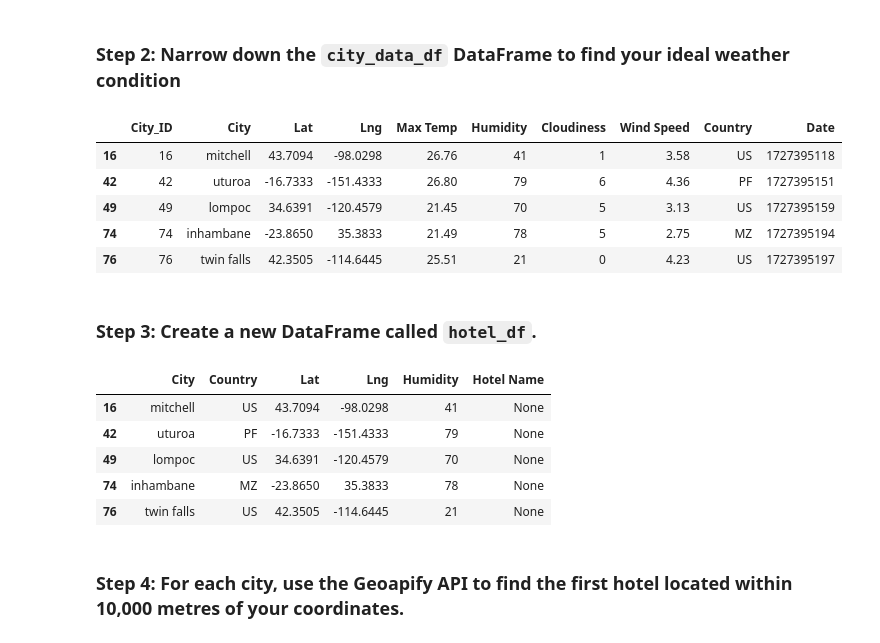
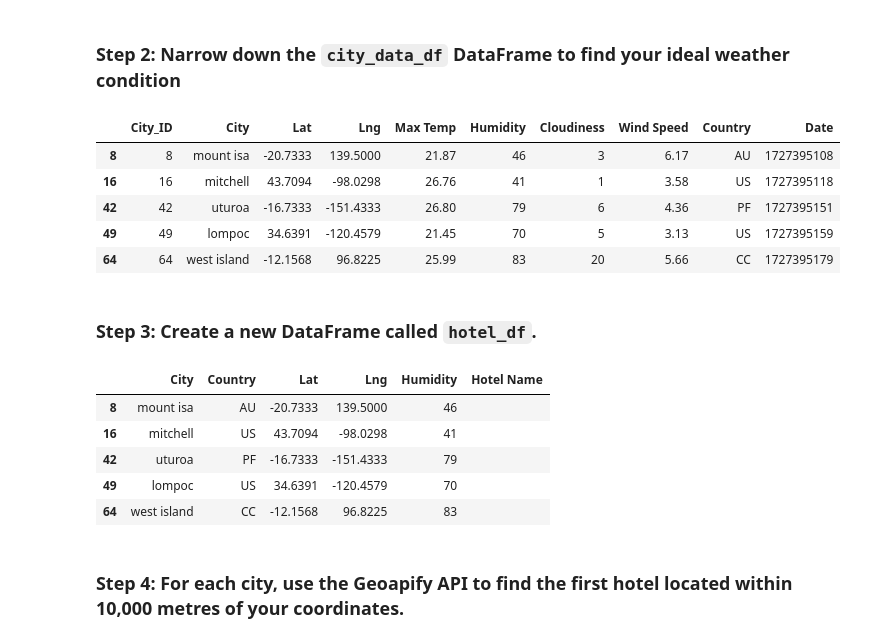
Before and after one commit to yslavcom-code/python-api-challenge, a Jupyter notebook: WeatherPy/VacationPy.ipynb, the cells around one changed output. Saved outputs shown, nothing was run; the diff lists cells and outputs as text; code cells hidden in the pictures.

```diff
--- a/WeatherPy/VacationPy.ipynb
+++ b/WeatherPy/VacationPy.ipynb
@@ -55,24 +55,24 @@ map_plot_1
 # %%
 # Narrow down cities that fit criteria and drop any results with null values
 ideal_temperature_range = [21.0, 27.0]
-ideal_wind_max = 4.5
-cloudness_max = 10.0
+ideal_wind_max = 10
+cloudness_max = 20.0
 city_data_df_ideal = city_data_df[(city_data_df['Max Temp'] >= ideal_temperature_range[0]) & (city_data_df['Max Temp'] <= ideal_temperature_range[1])]
 city_data_df_ideal = city_data_df_ideal[city_data_df_ideal['Wind Speed'] <= ideal_wind_max]
 city_data_df_ideal = city_data_df_ideal[city_data_df_ideal['Cloudiness'] <= cloudness_max]
 
 # Drop any rows with null values
 city_data_df_cleaned = city_data_df_ideal.dropna()
 
 # Display sample data
 city_data_df_cleaned.head()
 # %% [output]
 |  | City_ID | City | Lat | Lng | Max Temp | Humidity | Cloudiness | Wind Speed | Country | Date |
+| 8 | 8 | mount isa | -20.7333 | 139.5000 | 21.87 | 46 | 3 | 6.17 | AU | 1727395108 |
 | 16 | 16 | mitchell | 43.7094 | -98.0298 | 26.76 | 41 | 1 | 3.58 | US | 1727395118 |
 | 42 | 42 | uturoa | -16.7333 | -151.4333 | 26.80 | 79 | 6 | 4.36 | PF | 1727395151 |
 | 49 | 49 | lompoc | 34.6391 | -120.4579 | 21.45 | 70 | 5 | 3.13 | US | 1727395159 |
-| 74 | 74 | inhambane | -23.8650 | 35.3833 | 21.49 | 78 | 5 | 2.75 | MZ | 1727395194 |
-| 76 | 76 | twin falls | 42.3505 | -114.6445 | 25.51 | 21 | 0 | 4.23 | US | 1727395197 |
+| 64 | 64 | west island | -12.1568 | 96.8225 | 25.99 | 83 | 20 | 5.66 | CC | 1727395179 |
 # %% [markdown]
 ### Step 3: Create a new DataFrame called `hotel_df`.
 # %%
@@ -86,11 +86,11 @@ hotel_df['Hotel Name'] = hotel_df.apply(lambda _: ' ', axis=1)
 hotel_df.head()
 # %% [output]
 |  | City | Country | Lat | Lng | Humidity | Hotel Name |
-| 16 | mitchell | US | 43.7094 | -98.0298 | 41 | None |
-| 42 | uturoa | PF | -16.7333 | -151.4333 | 79 | None |
-| 49 | lompoc | US | 34.6391 | -120.4579 | 70 | None |
-| 74 | inhambane | MZ | -23.8650 | 35.3833 | 78 | None |
-| 76 | twin falls | US | 42.3505 | -114.6445 | 21 | None |
+| 8 | mount isa | AU | -20.7333 | 139.5000 | 46 |  |
+| 16 | mitchell | US | 43.7094 | -98.0298 | 41 |  |
+| 42 | uturoa | PF | -16.7333 | -151.4333 | 79 |  |
+| 49 | lompoc | US | 34.6391 | -120.4579 | 70 |  |
+| 64 | west island | CC | -12.1568 | 96.8225 | 83 |  |
 # %% [markdown]
 ### Step 4: For each city, use the Geoapify API to find the first hotel located within 10,000 metres of your coordinates.
 # %%
```
Also changed, not shown: parts of 1 cell of this notebook.
